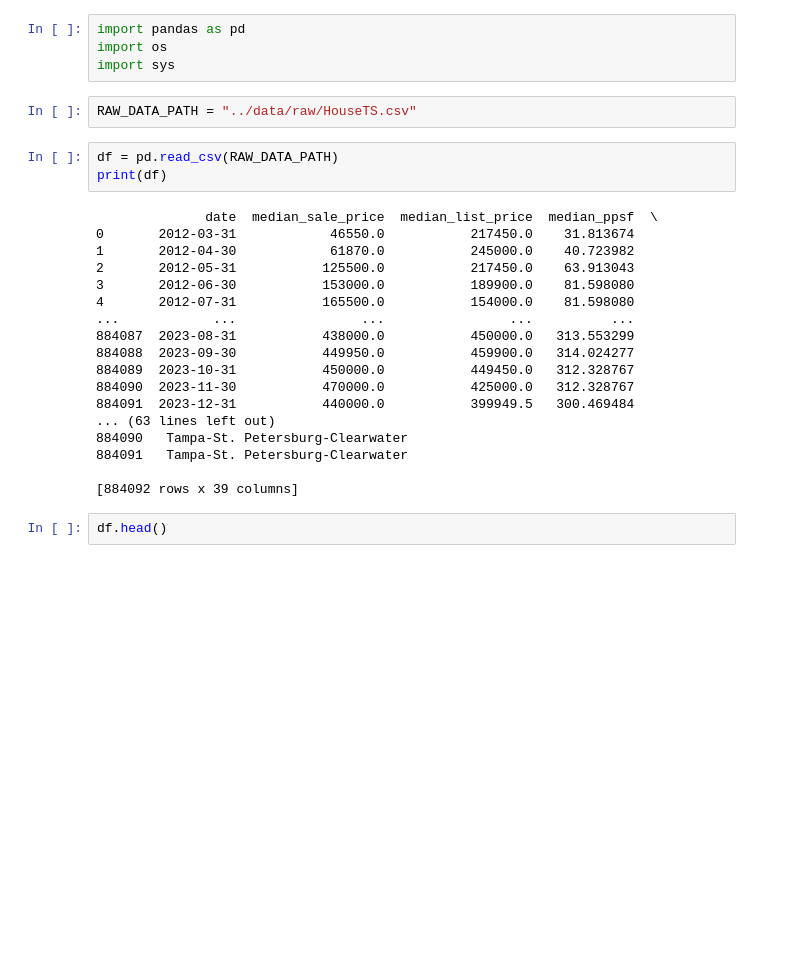
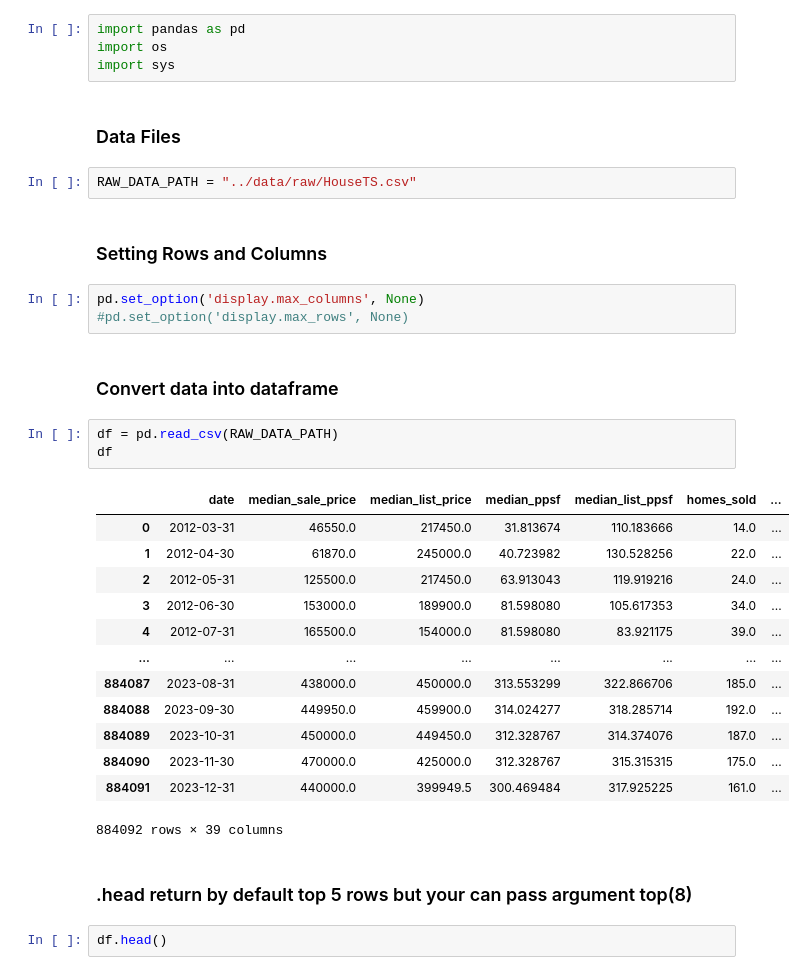
Before and after one commit to MusaBangash/scikitLearn, a Jupyter notebook: notebooks/01_eda.ipynb, the cells around one changed output. Saved outputs shown, nothing was run; the diff lists cells and outputs as text; blank space fills up the shorter version.

```diff
--- a/notebooks/01_eda.ipynb
+++ b/notebooks/01_eda.ipynb
@@ -2,29 +4,36 @@
 import pandas as pd
 import os
 import sys
+# %% [markdown]
+### Data Files
 # %%
 RAW_DATA_PATH = "../data/raw/HouseTS.csv"
+# %% [markdown]
+### Setting Rows and Columns
+# %%
+pd.set_option('display.max_columns', None)
+#pd.set_option('display.max_rows', None)
+# %% [markdown]
+### Convert data into dataframe
 # %%
 df = pd.read_csv(RAW_DATA_PATH)
-print(df)
+df
 # %% [output]
+|  | date | median_sale_price | median_list_price | median_ppsf | median_list_ppsf | homes_sold | ... |
+| 0 | 2012-03-31 | 46550.0 | 217450.0 | 31.813674 | 110.183666 | 14.0 | ... |
+| 1 | 2012-04-30 | 61870.0 | 245000.0 | 40.723982 | 130.528256 | 22.0 | ... |
+| 2 | 2012-05-31 | 125500.0 | 217450.0 | 63.913043 | 119.919216 | 24.0 | ... |
+| 3 | 2012-06-30 | 153000.0 | 189900.0 | 81.598080 | 105.617353 | 34.0 | ... |
+| 4 | 2012-07-31 | 165500.0 | 154000.0 | 81.598080 | 83.921175 | 39.0 | ... |
+| ... | ... | ... | ... | ... | ... | ... | ... |
+| 884087 | 2023-08-31 | 438000.0 | 450000.0 | 313.553299 | 322.866706 | 185.0 | ... |
+| 884088 | 2023-09-30 | 449950.0 | 459900.0 | 314.024277 | 318.285714 | 192.0 | ... |
+| 884089 | 2023-10-31 | 450000.0 | 449450.0 | 312.328767 | 314.374076 | 187.0 | ... |
+| 884090 | 2023-11-30 | 470000.0 | 425000.0 | 312.328767 | 315.315315 | 175.0 | ... |
+| 884091 | 2023-12-31 | 440000.0 | 399949.5 | 300.469484 | 317.925225 | 161.0 | ... |
-              date  median_sale_price  median_list_price  median_ppsf  \
-0       2012-03-31            46550.0           217450.0    31.813674
-1       2012-04-30            61870.0           245000.0    40.723982
-2       2012-05-31           125500.0           217450.0    63.913043
-3       2012-06-30           153000.0           189900.0    81.598080
-4       2012-07-31           165500.0           154000.0    81.598080
-...            ...                ...                ...          ...
-884087  2023-08-31           438000.0           450000.0   313.553299
-884088  2023-09-30           449950.0           459900.0   314.024277
-884089  2023-10-31           450000.0           449450.0   312.328767
-884090  2023-11-30           470000.0           425000.0   312.328767
-884091  2023-12-31           440000.0           399949.5   300.469484
-... (63 lines left out)
-884090   Tampa-St. Petersburg-Clearwater
-884091   Tampa-St. Petersburg-Clearwater
-
-[884092 rows x 39 columns]
+884092 rows × 39 columns
+# %% [markdown]
+### .head return by default top 5 rows but your can pass argument top(8)
 # %%
 df.head()
 # %% [output]
```
Also changed, not shown: parts of 16 cells of this notebook.
